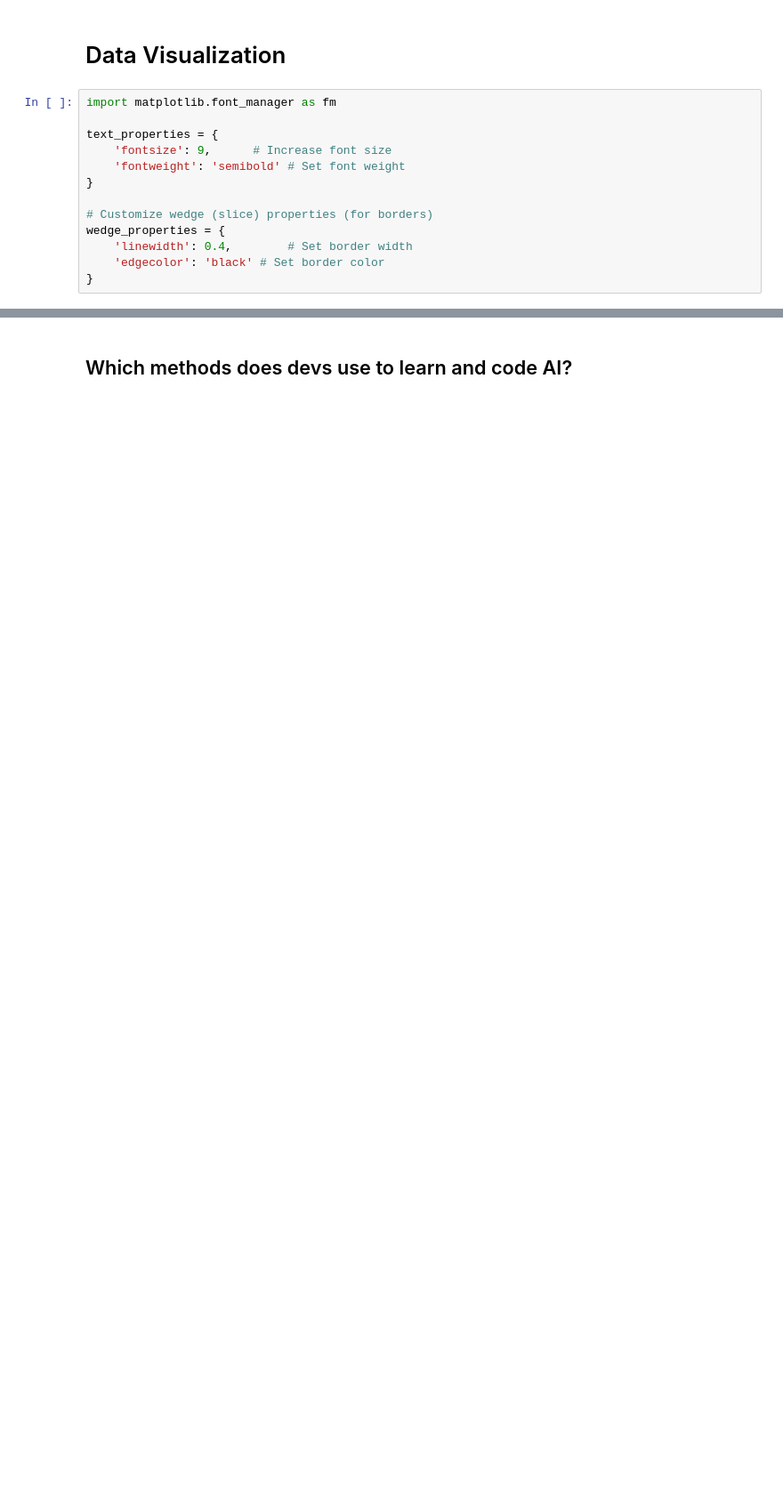
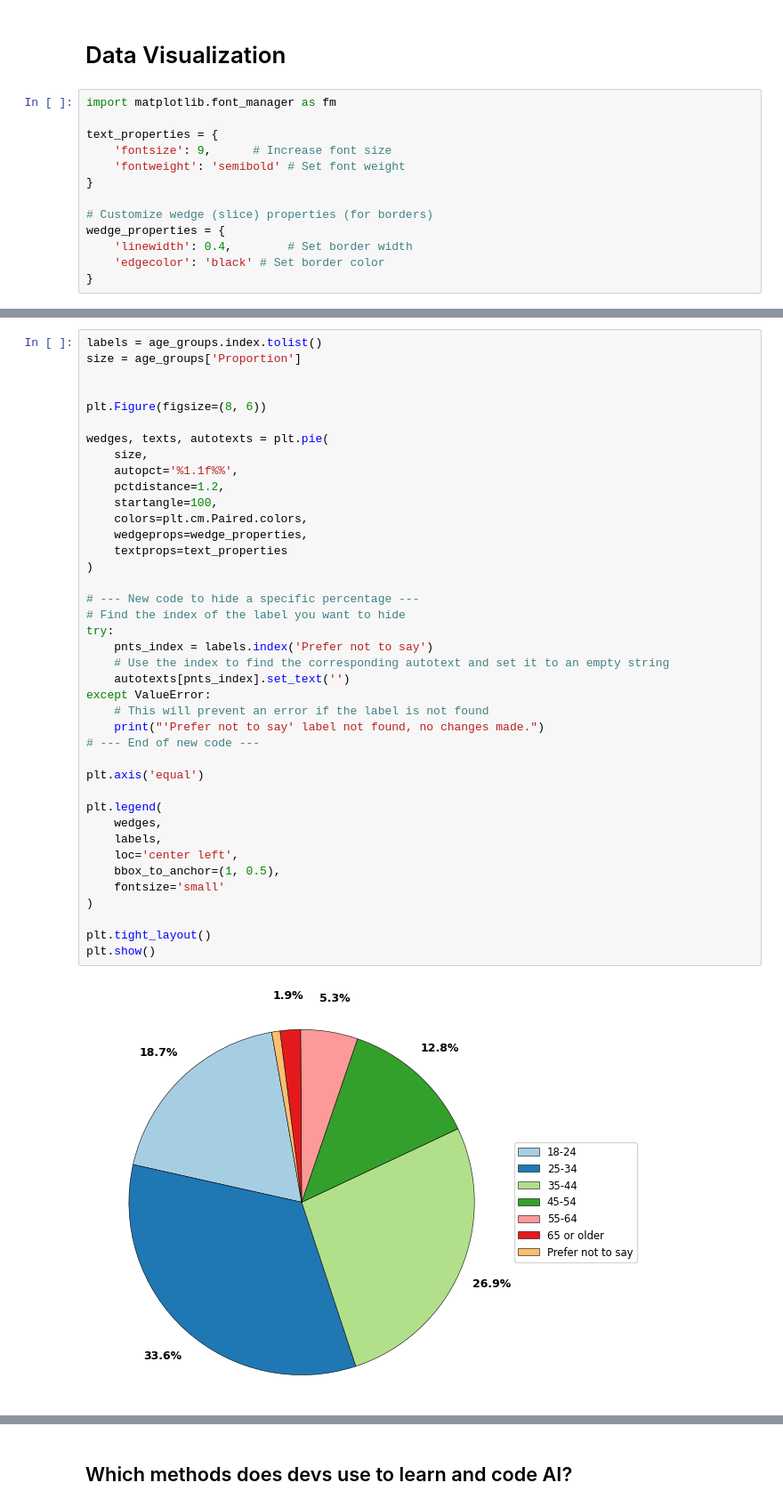
Before and after one commit to huyqng1412/IT680_Effectiveness-of-AI-in-CS, a Jupyter notebook: ai_cs_analysis.ipynb, the cells around one changed output, grey strips where cells are left out. Shown at 89% size. Drawn from its saved outputs; the diff is of its cells as text; blank space fills up the shorter version.

Commit message:
Visualizing and Analyzing

```diff
--- a/ai_cs_analysis.ipynb
+++ b/ai_cs_analysis.ipynb
@@ -479,0 +542,42 @@ wedge_properties = {
+# %%
+labels = age_groups.index.tolist()
+size = age_groups['Proportion']
+
+
+plt.Figure(figsize=(8, 6))
+
+wedges, texts, autotexts = plt.pie(
+    size,
+    autopct='%1.1f%%',
+    pctdistance=1.2,
+    startangle=100,
+    colors=plt.cm.Paired.colors,
+    wedgeprops=wedge_properties,
+    textprops=text_properties
+)
+
+# --- New code to hide a specific percentage ---
+# Find the index of the label you want to hide
+try:
+    pnts_index = labels.index('Prefer not to say')
+    # Use the index to find the corresponding autotext and set it to an empty string
+    autotexts[pnts_index].set_text('')
+except ValueError:
+    # This will prevent an error if the label is not found
+    print("'Prefer not to say' label not found, no changes made.")
+# --- End of new code ---
+
+plt.axis('equal')
+
+plt.legend(
+    wedges,
+    labels,
+    loc='center left',
+    bbox_to_anchor=(1, 0.5),
+    fontsize='small'
+)
+
+plt.tight_layout()
+plt.show()
+# %% [output]
+[figure, added]
```
Also changed, not shown: parts of 15 cells of this notebook.
